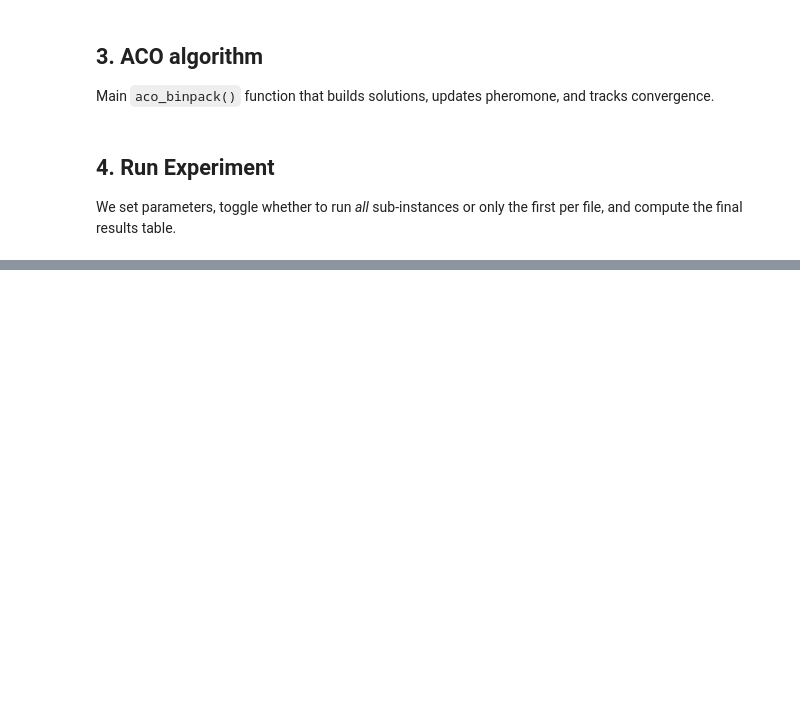
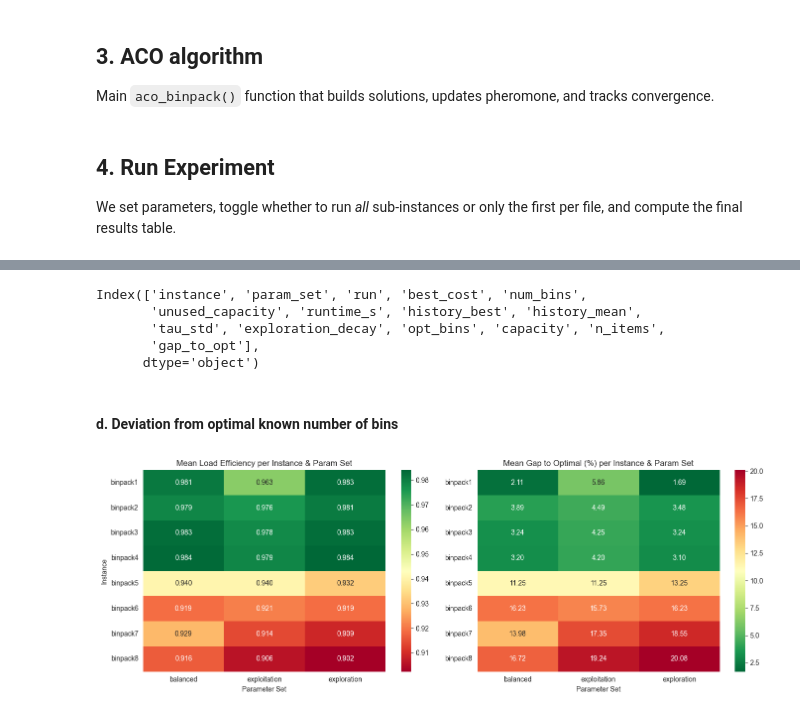
Before and after one commit to jofa016/ACIT4610---Final-Group-Project, a Jupyter notebook: ACO_new.ipynb, the cells around one changed output, grey strips where cells are left out. Drawn from its saved outputs; the diff is of its cells as text; code cells hidden in the pictures; blank space fills up the shorter version.

```diff
--- a/ACO_new.ipynb
+++ b/ACO_new.ipynb
@@ -887,0 +956,39 @@ plt.show()
+# %%
+df_results_csv.columns
+# %% [output]
+Index(['instance', 'param_set', 'run', 'best_cost', 'num_bins',
+       'unused_capacity', 'runtime_s', 'history_best', 'history_mean',
+       'tau_std', 'exploration_decay', 'opt_bins', 'capacity', 'n_items',
+       'gap_to_opt'],
+      dtype='object')
+# %% [markdown]
+#### d. Deviation from optimal known number of bins
+# %%
+# calculate load efficiency
+df_results_csv['load_efficiency'] = 1 - (df_results_csv['unused_capacity'] / (df_results_csv['num_bins']*df_results_csv['capacity']))
+
+
+fig, ax = plt.subplots(1,2, figsize=(14,5))
+
+# load efficiency heatmap
+sns.heatmap(
+    df_results_csv.groupby(['instance','param_set'])['load_efficiency'].mean().unstack(),
+    annot=True, fmt=".3f", cmap='RdYlGn', ax=ax[0]
+)
+ax[0].set_title('Mean Load Efficiency per Instance & Param Set')
+ax[0].set_xlabel('Parameter Set')
+ax[0].set_ylabel('Instance')
+
+# lap to optimal heatmap
+sns.heatmap(
+    df_results_csv.groupby(['instance','param_set'])['gap_to_opt'].mean().unstack(),
+    annot=True, fmt=".2f", cmap='RdYlGn_r', ax=ax[1]
+)
+ax[1].set_title('Mean Gap to Optimal (%) per Instance & Param Set')
+ax[1].set_xlabel('Parameter Set')
+ax[1].set_ylabel('')
+
+plt.tight_layout()
+plt.show()
+# %% [output]
+[figure, added]
```
Also changed, not shown: parts of 57 cells of this notebook.
